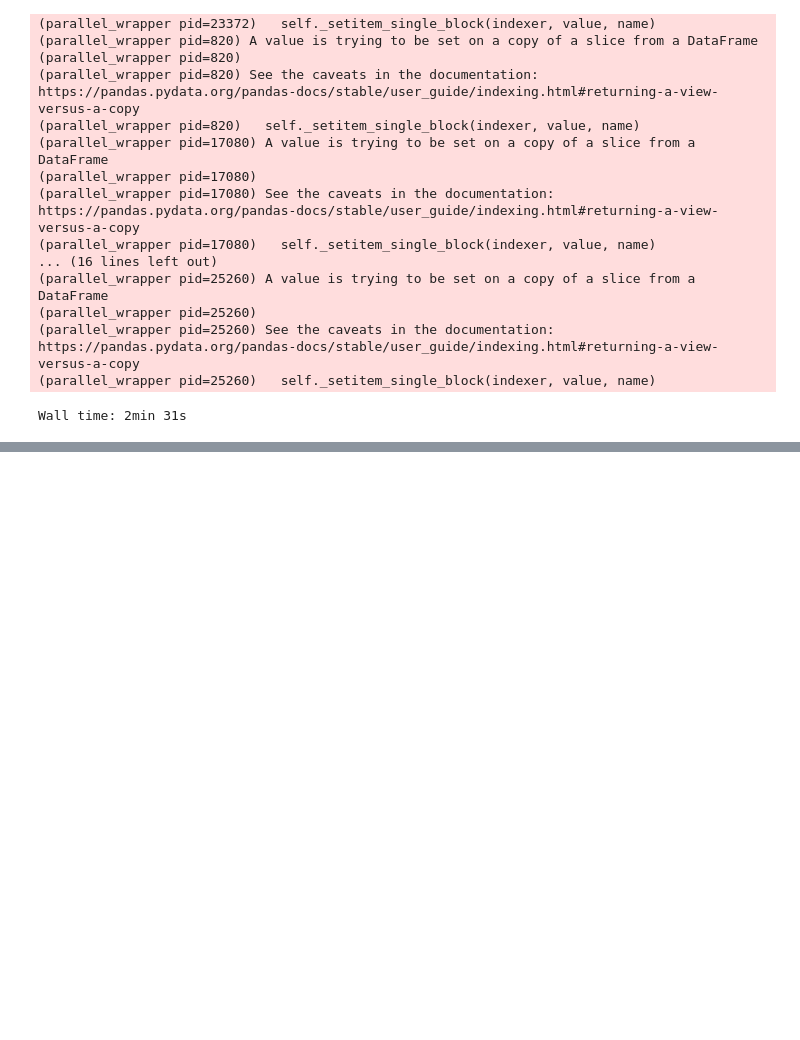
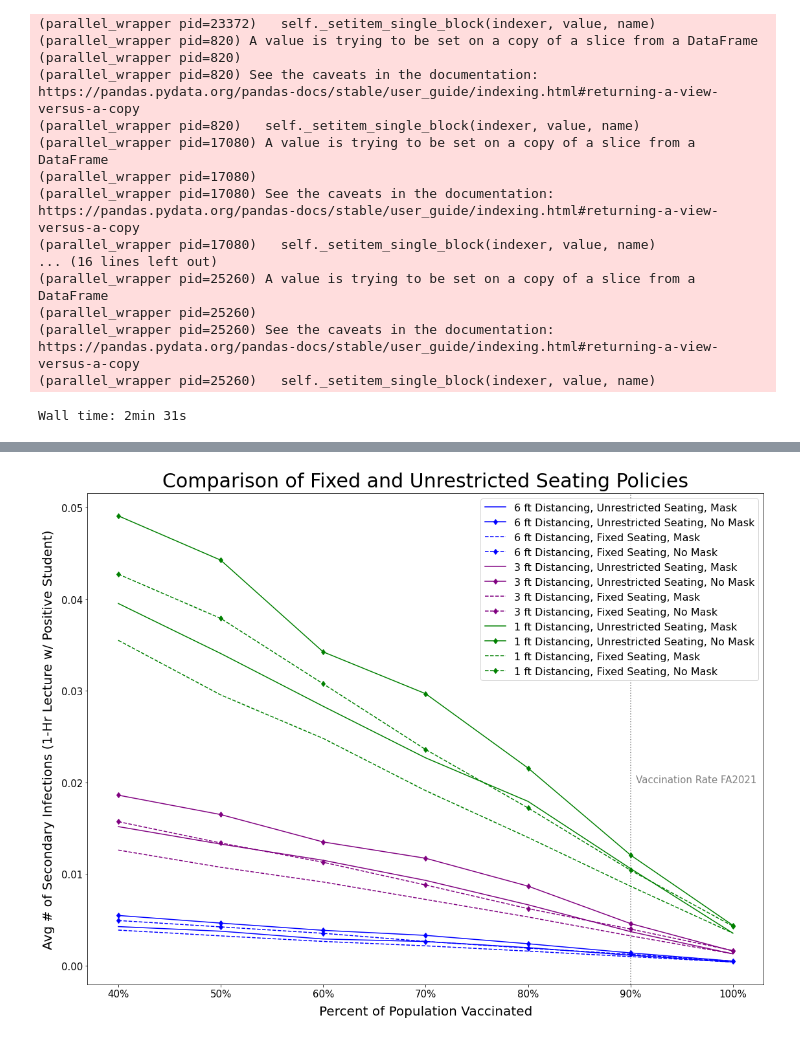
Before and after one commit to brianliu12437/ClassroomSimPackage, a Jupyter notebook: notebooks/Fall 2021 Classroom Simulators- Plot for IJAA.ipynb, the cells around one changed output, grey strips where cells are left out. Saved outputs shown, nothing was run; the diff lists cells and outputs as text; code cells hidden in the pictures; blank space fills up the shorter version.

```diff
--- a/notebooks/Fall 2021 Classroom Simulators- Plot for IJAA.ipynb
+++ b/notebooks/Fall 2021 Classroom Simulators- Plot for IJAA.ipynb
@@ -841,0 +845,50 @@ plt.savefig('intervention_sim.pdf',bbox_inches = 'tight')
+# %%
+plt.figure(figsize = (16,12))
+mark = 'd'
+big_clump_mask = big_clump_mask[big_clump_mask['p']>=.4]
+big_clump_nomask = big_clump_nomask[big_clump_nomask['p']>=.4]
+big_random_mask = big_random_mask[big_random_mask['p']>=.4]
+big_random_nomask = big_random_nomask[big_random_nomask['p']>=.4]
+
+medium_clump_mask = medium_clump_mask[medium_clump_mask['p']>=.4]
+medium_clump_nomask = medium_clump_nomask[medium_clump_nomask['p']>=.4]
+medium_random_mask = medium_random_mask[medium_random_mask['p']>=.4]
+medium_random_nomask = medium_random_nomask[medium_random_nomask['p']>=.4]
+
+small_clump_mask = small_clump_mask[small_clump_mask['p']>=.4]
+small_clump_nomask = small_clump_nomask[small_clump_nomask['p']>=.4]
+small_random_mask = small_random_mask[small_random_mask['p']>=.4]
+small_random_nomask = small_random_nomask[small_random_nomask['p']>=.4]
+
+plt.plot(big_clump_mask['p'],big_clump_mask['mean'],label = '6 ft Distancing, Unrestricted Seating, Mask', color = 'blue', zorder = 10)
+plt.plot(big_clump_nomask['p'],big_clump_nomask['mean'], label = '6 ft Distancing, Unrestricted Seating, No Mask', color = 'blue', marker = mark, zorder = 10)
+plt.plot(big_random_mask['p'],big_random_mask['mean'],label = '6 ft Distancing, Fixed Seating, Mask', color = 'blue', linestyle = '--', zorder = 10)
+plt.plot(big_random_nomask['p'],big_random_nomask['mean'], label = '6 ft Distancing, Fixed Seating, No Mask', color = 'blue',linestyle = '--', marker = mark, zorder = 10)
+
+
+plt.plot(medium_clump_mask['p'],medium_clump_mask['mean'],label = '3 ft Distancing, Unrestricted Seating, Mask', color = 'purple', zorder = 10)
+plt.plot(medium_clump_nomask['p'],medium_clump_nomask['mean'], label = '3 ft Distancing, Unrestricted Seating, No Mask', color = 'purple',marker = mark, zorder = 10)
+plt.plot(medium_random_mask['p'],medium_random_mask['mean'],label = '3 ft Distancing, Fixed Seating, Mask', color = 'purple' ,linestyle = '--', zorder = 10)
+plt.plot(medium_random_nomask['p'],medium_random_nomask['mean'], label = '3 ft Distancing, Fixed Seating, No Mask', color = 'purple',linestyle = '--' , marker = mark, zorder = 10)
+
+
+plt.plot(small_clump_mask['p'],small_clump_mask['mean'],label = '1 ft Distancing, Unrestricted Seating, Mask', color = 'green', zorder = 10)
+plt.plot(small_clump_nomask['p'],small_clump_nomask['mean'], label = '1 ft Distancing, Unrestricted Seating, No Mask', color = 'green', marker = mark, zorder = 10)
+plt.plot(small_random_mask['p'],small_random_mask['mean'],label = '1 ft Distancing, Fixed Seating, Mask', color = 'green' , linestyle = '--', zorder = 10)
+plt.plot(small_random_nomask['p'],small_random_nomask['mean'], label = '1 ft Distancing, Fixed Seating, No Mask', color = 'green',linestyle = '--', marker = mark, zorder = 10)
+
+
+plt.title('Comparison of Fixed and Unrestricted Seating Policies', size =30,pad = 10)
+plt.xlabel('Percent of Population Vaccinated', size = 20, labelpad = 10)
+plt.xticks(ticks = [.4,.5,.6,.7,.8,.9,1], labels = [ '40%','50%', '60%','70%', '80%','90%','100%'], size = 15)
+#plt.xticks(ticks = [.5,.6,.7,.8,.9,1], labels = [ '50%', '60%','70%', '80%','90%','100%'])
+plt.yticks(size = 15)
+plt.ylabel('Avg # of Secondary Infections (1-Hr Lecture w/ Positive Student)', size = 20, labelpad = 10)
+leg = plt.legend(fontsize = 16)
+leg.set_zorder(100)
+plt.axvline(0.9, color = 'grey',linestyle = 'dotted',zorder = 0)
+plt.text(0.905,0.02,'Vaccination Rate FA2021', color = 'grey',size = 15)
+plt.tight_layout()
+plt.savefig('intervention_sim2.pdf',bbox_inches = 'tight')
+# %% [output]
+[figure, added]
```
Also changed, not shown: parts of 1 cell of this notebook, 3 other files.
